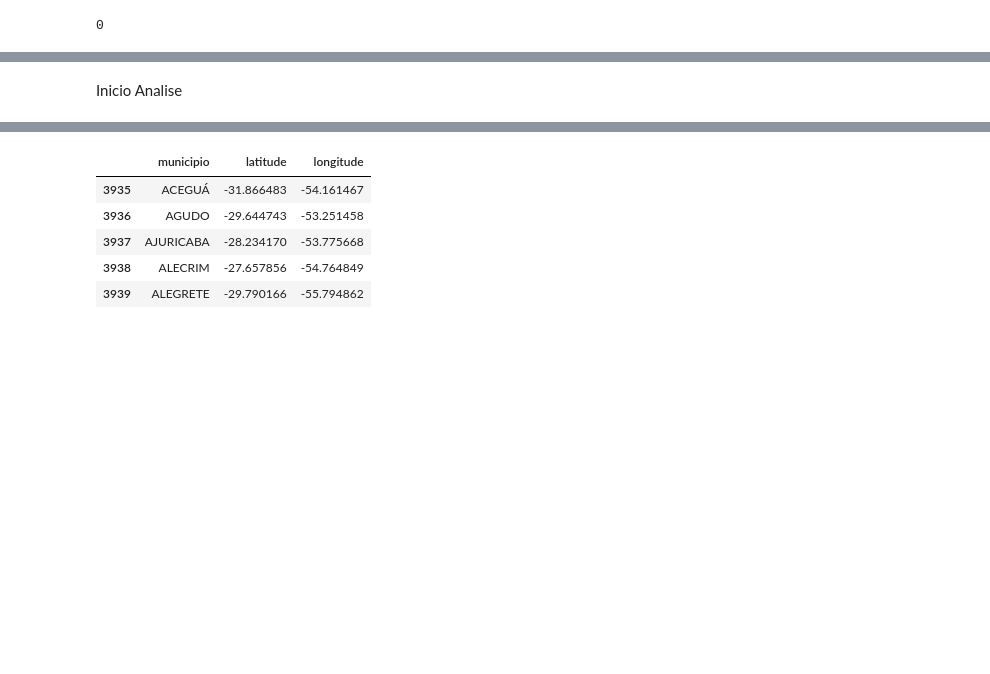
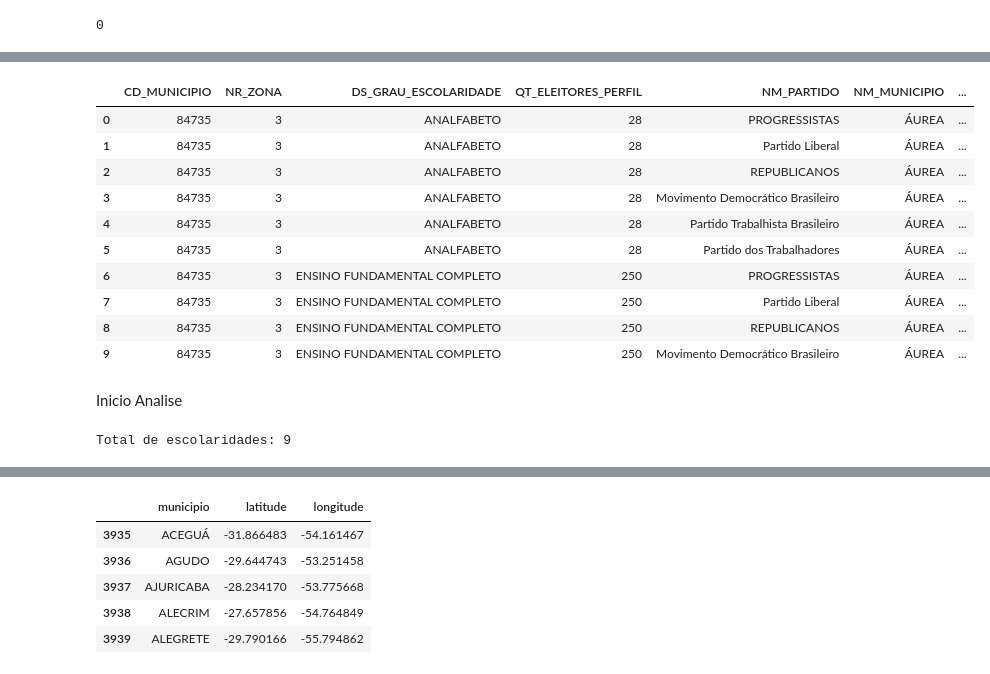
Before and after one commit to arthuraccorsi/TF-CPAD, a Jupyter notebook: TF_EDA.ipynb, the cells around one changed output, grey strips where cells are left out. Saved outputs shown, nothing was run; the diff lists cells and outputs as text; code cells hidden in the pictures; blank space fills up the shorter version.

```diff
--- a/TF_EDA.ipynb
+++ b/TF_EDA.ipynb
@@ -166,5 +186,24 @@ df = pd.read_csv("dados_eleitores.csv")
+# %%
+df.head(10)
+# %% [output]
+|  | CD_MUNICIPIO | NR_ZONA | DS_GRAU_ESCOLARIDADE | QT_ELEITORES_PERFIL | NM_PARTIDO | NM_MUNICIPIO | ... |
+| 0 | 84735 | 3 | ANALFABETO | 28 | PROGRESSISTAS | ÁUREA | ... |
+| 1 | 84735 | 3 | ANALFABETO | 28 | Partido Liberal | ÁUREA | ... |
+| 2 | 84735 | 3 | ANALFABETO | 28 | REPUBLICANOS | ÁUREA | ... |
+| 3 | 84735 | 3 | ANALFABETO | 28 | Movimento Democrático Brasileiro | ÁUREA | ... |
+| 4 | 84735 | 3 | ANALFABETO | 28 | Partido Trabalhista Brasileiro | ÁUREA | ... |
+| 5 | 84735 | 3 | ANALFABETO | 28 | Partido dos Trabalhadores | ÁUREA | ... |
+| 6 | 84735 | 3 | ENSINO FUNDAMENTAL COMPLETO | 250 | PROGRESSISTAS | ÁUREA | ... |
+| 7 | 84735 | 3 | ENSINO FUNDAMENTAL COMPLETO | 250 | Partido Liberal | ÁUREA | ... |
+| 8 | 84735 | 3 | ENSINO FUNDAMENTAL COMPLETO | 250 | REPUBLICANOS | ÁUREA | ... |
+| 9 | 84735 | 3 | ENSINO FUNDAMENTAL COMPLETO | 250 | Movimento Democrático Brasileiro | ÁUREA | ... |
 # %% [markdown]
 Inicio Analise
+# %%
+contagem_partidos = df['DS_GRAU_ESCOLARIDADE'].nunique()
+print(f"Total de escolaridades: {contagem_partidos}")
+# %% [output]
+Total de escolaridades: 9
 # %%
 contagem_partidos = df['NM_PARTIDO'].nunique()
 print(f"Total de partidos: {contagem_partidos}")
```
Also changed, not shown: parts of 16 cells of this notebook, 2 other files.
